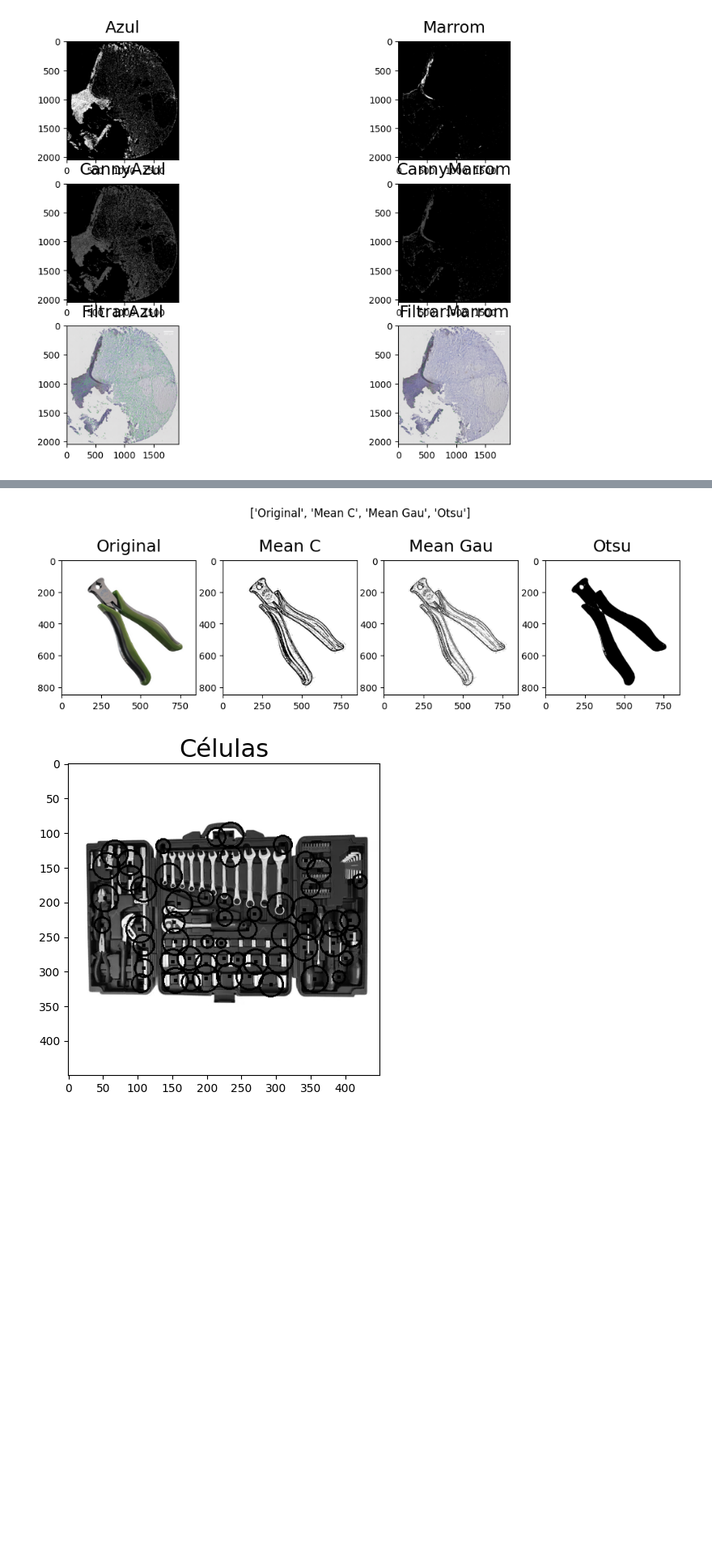
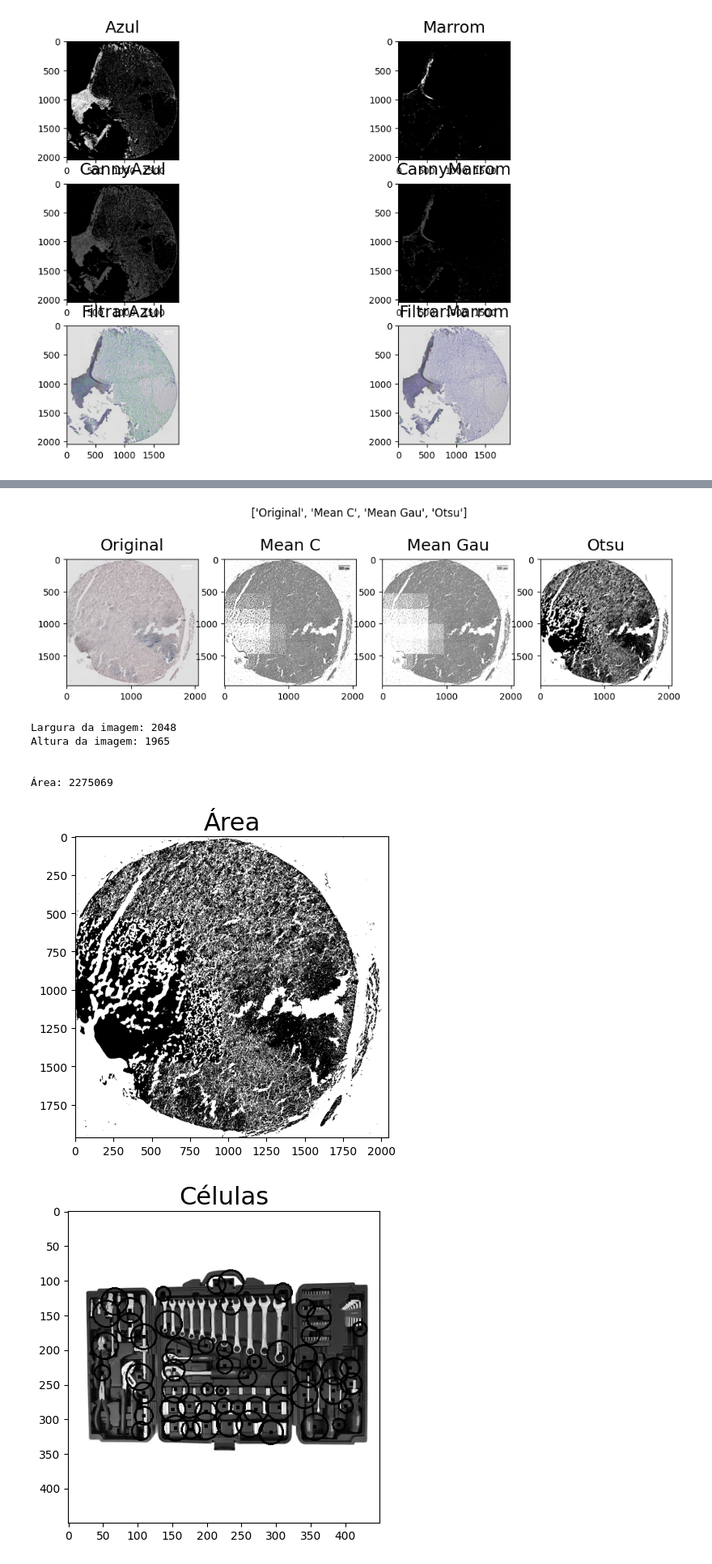
Before and after one commit to Marcal7/ImagensMedicasCell, a Jupyter notebook: demosntração.ipynb, the cells around one changed output, grey strips where cells are left out. Shown at 81% size. Saved outputs shown, nothing was run; the diff lists cells and outputs as text; code cells hidden in the pictures; blank space fills up the shorter version.

```diff
--- a/demosntração.ipynb
+++ b/demosntração.ipynb
@@ -213,29 +213,70 @@ showMultipleImages(imgs_array, titles_array, (12, 8), 4, 2)
 # %%
 import cv2
 import numpy as np
 
-img = cv2.imread("alicate-corte-frontal--4.jpg")
+img = cv2.imread("TMA_1/TMA1_07.vsi - Series #1 at (0, 1120).tif")
 gray = cv2.cvtColor(img, cv2.COLOR_BGR2GRAY)
 kernel = np.ones((5, 5), np.uint8)
 
 dilation = cv2.dilate(gray, kernel, iterations=1)
 
 closing = cv2.morphologyEx(dilation, cv2.MORPH_OPEN, kernel)
 
 thresh_meanC = cv2.adaptiveThreshold(gray, 255, cv2.ADAPTIVE_THRESH_MEAN_C, cv2.THRESH_BINARY, 11, 2)
 
 thresh_meanGau = cv2.adaptiveThreshold(gray, 255, cv2.ADAPTIVE_THRESH_GAUSSIAN_C, cv2.THRESH_BINARY, 11, 2)
 
 ret, thresh_otsu = cv2.threshold(gray, 0, 255, cv2.THRESH_BINARY + cv2.THRESH_OTSU)
 
 imgs_array = [img, thresh_meanC, thresh_meanGau, thresh_otsu]
 titles_array = [ 'Original', 'Mean C', 'Mean Gau', 'Otsu']
 
 #writeMultipleImages(imgs_array, titles_array)
 showMultipleImages(imgs_array,
 titles_array, (12, 8), 4, 1)
+
+import cv2 as cv
+import numpy as np
+
+im = cv.imread("TMA_1/TMA1_07.vsi - Series #1 at (0, 1120).tif")
+gray2 = cv2.cvtColor(im, cv2.COLOR_BGR2GRAY)
+
+print('Largura da imagem:', im.shape[1])
+print('Altura da imagem:', im.shape[0])
+print('\n')
+
+# Aplica o desfoque
+#print('Desfoque...')
+#blur = cv.blur(gray2, (15, 15))
+
+# Aplica o threshold (limite)
+#print('Limite...')
+ret, thresh_otsu = cv2.threshold(gray2, 0, 255, cv2.THRESH_BINARY + cv2.THRESH_OTSU)
+
+# Encontra os contornos
+#print('Contorno...')
+contours, hierarchy = cv.findContours(thresh_otsu, cv.RETR_TREE, cv.CHAIN_APPROX_SIMPLE)
+
+# Cria uma máscara preta do mesmo tamanho da imagem original
+mask = np.zeros(im.shape[:2], dtype=np.uint8)
+
+# Preenche a máscara com os contornos
+cv.drawContours(mask, contours, -1, (255), thickness=cv.FILLED)
+
+# Conta o número de pixels brancos (valor 255) na máscara
+pixel_count = cv.countNonZero(mask)
+
+print(f"Área: {pixel_count}")
+
+showSingleImage(mask, 'Área', (5, 5))
 # %% [output]
-[figure, old version]
+[figure, new version]
+Largura da imagem: 2048
+Altura da imagem: 1965
+
+
+Área: 2275069
+[figure, added]
 # %%
 import cv2
 import numpy as np
```
Also changed, not shown: parts of 2 cells of this notebook, 43 other files.
